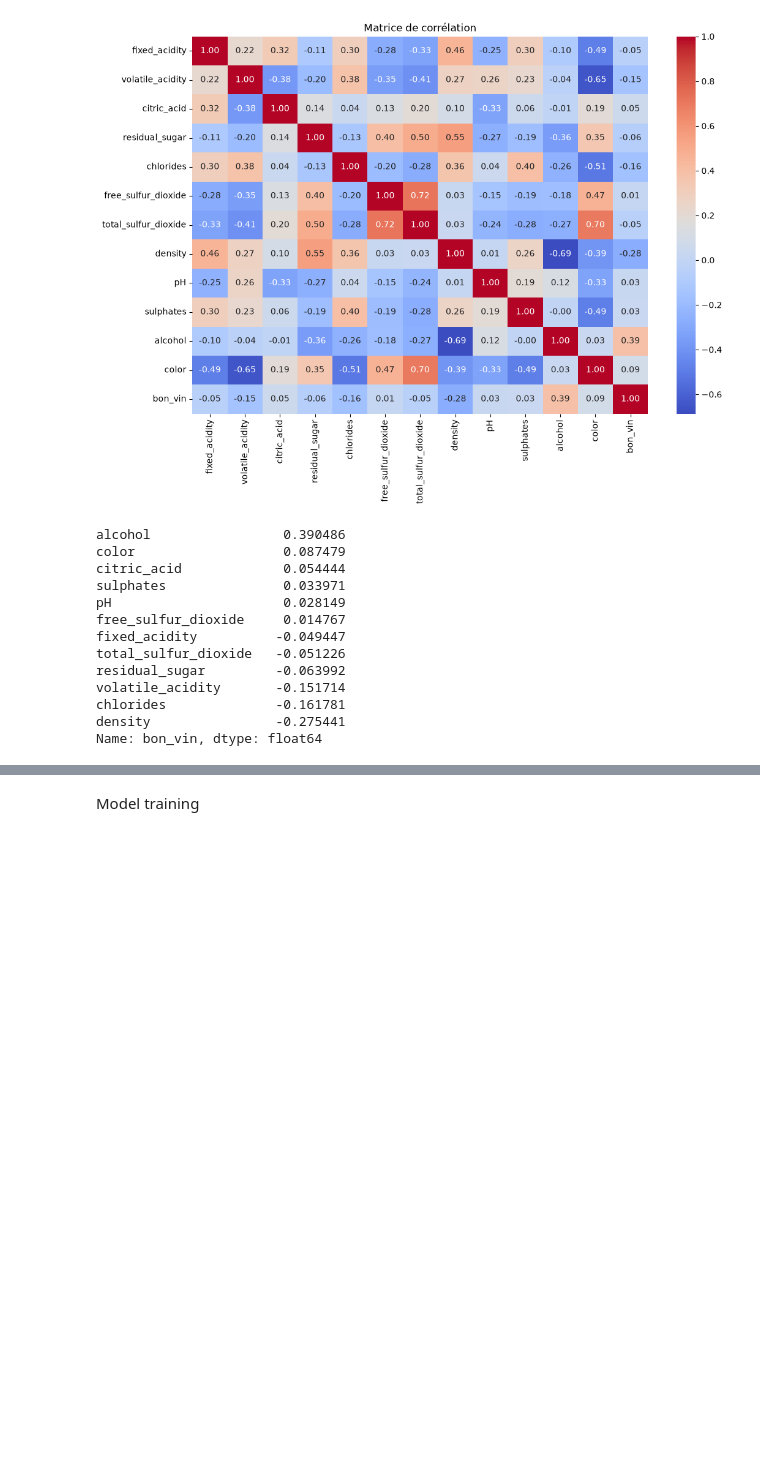
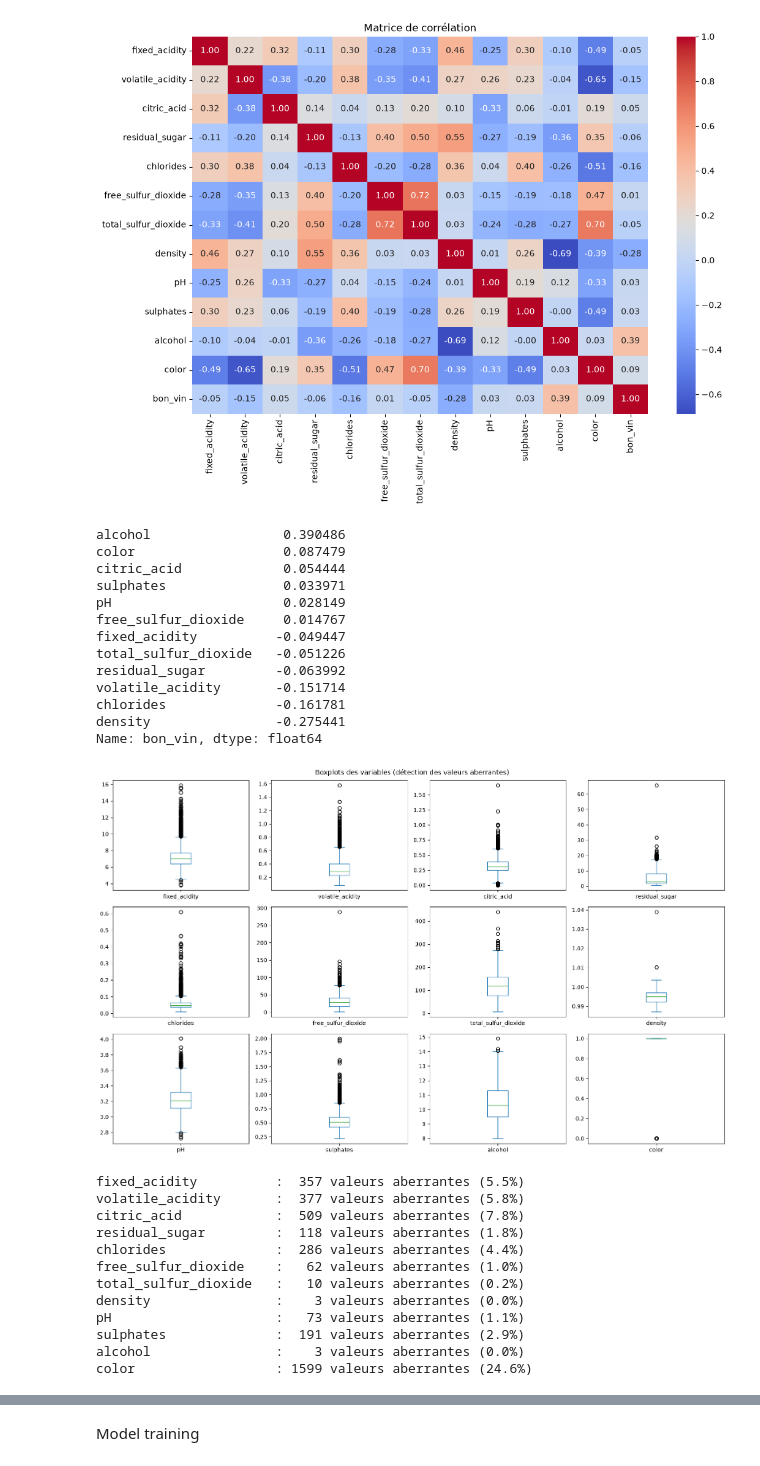
Before and after one commit to tarkhog25/BDML3_ML_Project, a Jupyter notebook: ML_Project.ipynb, the cells around one changed output, grey strips where cells are left out. Drawn from its saved outputs; the diff is of its cells as text; code cells hidden in the pictures; blank space fills up the shorter version.

```diff
--- a/ML_Project.ipynb
+++ b/ML_Project.ipynb
@@ -155,6 +155,39 @@ volatile_acidity       -0.151714
 chlorides              -0.161781
 density                -0.275441
 Name: bon_vin, dtype: float64
+# %%
+#Détection des valeurs aberrantes
+#Boxplots des variables : elles montrent les points hors 1.5*IQR (valeurs aberrantes)
+features = df.columns.drop(['quality', 'bon_vin'])
+df[features].plot(kind='box', subplots=True, layout=(3, 4), figsize=(16, 10), showfliers=True)
+plt.suptitle("Boxplots des variables (détection des valeurs aberrantes)")
+plt.tight_layout()
+plt.show()
+
+# Comptage des valeurs aberrantes par la règle de l'IQR (points en dehors de [Q1 - 1.5*IQR, Q3 + 1.5*IQR])
+for col in features:
+    q1, q3 = df[col].quantile([0.25, 0.75])
+    iqr = q3 - q1
+    nb_aberrantes = ((df[col] < q1 - 1.5 * iqr) | (df[col] > q3 + 1.5 * iqr)).sum()
+    print(f"{col:22s} : {nb_aberrantes:4d} valeurs aberrantes ({nb_aberrantes / len(df) * 100:.1f}%)")
+
+#On garde ces valeurs : ce sont de vrais vins avec des mesures extrêmes, pas des
+#erreurs de saisie. Les modèles non linéaires (k-NN, arbre, SVM) les gèrent bien
+#et la mise à l'échelle (StandardScaler) limite déjà leur effet sur la régression logistique.
+# %% [output]
+[figure, added]
+fixed_acidity          :  357 valeurs aberrantes (5.5%)
+volatile_acidity       :  377 valeurs aberrantes (5.8%)
+citric_acid            :  509 valeurs aberrantes (7.8%)
+residual_sugar         :  118 valeurs aberrantes (1.8%)
+chlorides              :  286 valeurs aberrantes (4.4%)
+free_sulfur_dioxide    :   62 valeurs aberrantes (1.0%)
+total_sulfur_dioxide   :   10 valeurs aberrantes (0.2%)
+density                :    3 valeurs aberrantes (0.0%)
+pH                     :   73 valeurs aberrantes (1.1%)
+sulphates              :  191 valeurs aberrantes (2.9%)
+alcohol                :    3 valeurs aberrantes (0.0%)
+color                  : 1599 valeurs aberrantes (24.6%)
 # %%
 #Séparation du train/test
 from sklearn.model_selection import train_test_split
```
Also changed, not shown: parts of 1 cell of this notebook.
